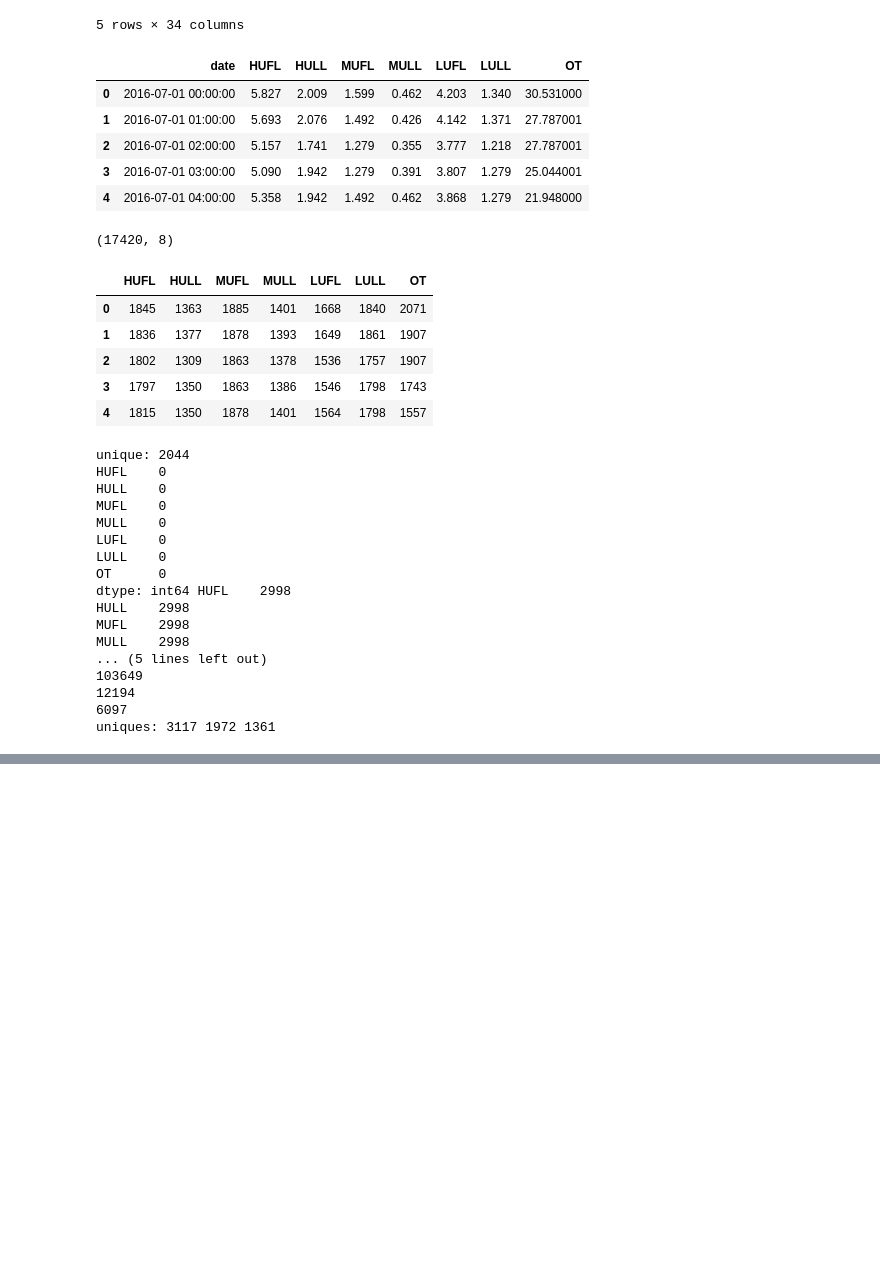
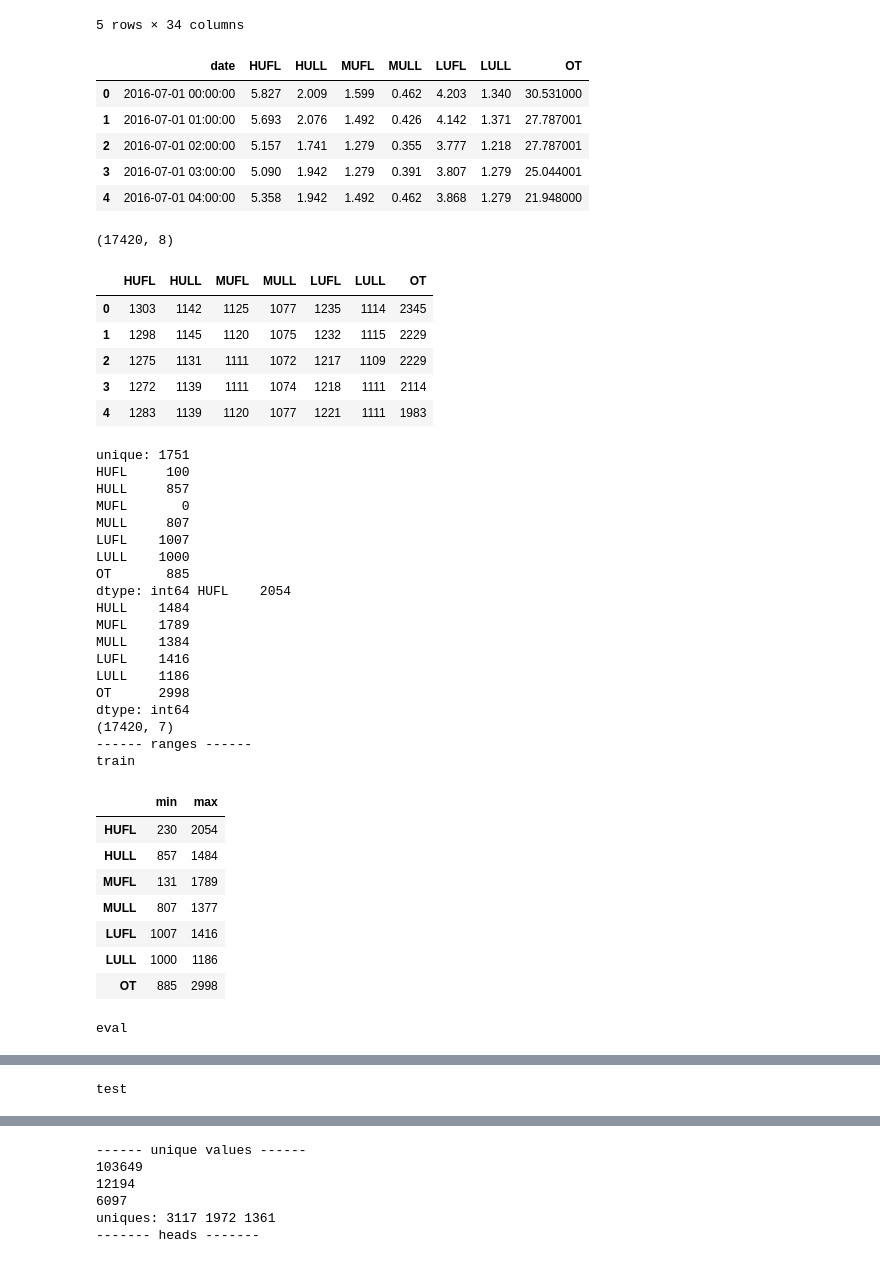
Before and after one commit to JoeyShapiro/GPT-Scratch-TimeSeries, a Jupyter notebook: data.ipynb, the cells around one changed output, grey strips where cells are left out. Drawn from its saved outputs; the diff is of its cells as text; code cells hidden in the pictures; blank space fills up the shorter version.

```diff
--- a/data.ipynb
+++ b/data.ipynb
@@ -492,7 +492,7 @@ df = df.drop(df.select_dtypes(['object']), axis=1)
 # df = df.loc[:, (df != df.iloc[0]).any()] # does this remove the first row?
 df = df.loc[:, (df.min() != df.max())]
 
-df = (df - df.min()) * (vocab_size-2) / ( df.max() - df.min() )
+df = (df - df.min().min()) * (vocab_size-2) / ( df.max().max() - df.min().min() )
 df = df.astype(int)
 
 display(df.head())
@@ -503,52 +503,76 @@ unique = set(values)
 print('unique:', len(unique))
 
 print(df.min(), df.max())
 print(df.shape)
 
 # split some of the end for testing
 df_train = df.iloc[:int(df.shape[0] * 0.85)]
 df_eval = df.iloc[int(df.shape[0] * 0.85):int(df.shape[0] * 0.95)]
 df_test = df.iloc[int(df.shape[0] * 0.95):]
 
+print('------ ranges ------')
+for split, name in [(df_train, 'train'), (df_eval, 'eval'), (df_test, 'test')]:
+    print(name)
+    # combine min and max for each column into dataframe
+    ranges = pd.DataFrame({'min': split.min(), 'max': split.max()})
+    display(ranges)
+
+print('------ unique values ------')
 # get number of values in each df
 print(len(df_train.values.flatten()))
 print(len(df_eval.values.flatten()))
 print(len(df_test.values.flatten()))
 
 # maybe this is unique rows?
 print(f"uniques: {df_train.nunique().sum()} {df_eval.nunique().sum()} {df_test.nunique().sum()}")
 
+print('------- heads -------')
+display(df_train.head())
+display(df_eval.head())
+display(df_test.head())
+
 df_train.to_csv('etth1-clean-train.csv', index=False, header=False)
 df_eval.to_csv('etth1-clean-eval.csv', index=False, header=False)
 df_test.to_csv('etth1-clean-test.csv', index=False, header=False)
 # %% [output]
 |  | date | HUFL | HULL | MUFL | MULL | LUFL | LULL | OT |
 | 0 | 2016-07-01 00:00:00 | 5.827 | 2.009 | 1.599 | 0.462 | 4.203 | 1.340 | 30.531000 |
 | 1 | 2016-07-01 01:00:00 | 5.693 | 2.076 | 1.492 | 0.426 | 4.142 | 1.371 | 27.787001 |
 | 2 | 2016-07-01 02:00:00 | 5.157 | 1.741 | 1.279 | 0.355 | 3.777 | 1.218 | 27.787001 |
 | 3 | 2016-07-01 03:00:00 | 5.090 | 1.942 | 1.279 | 0.391 | 3.807 | 1.279 | 25.044001 |
 | 4 | 2016-07-01 04:00:00 | 5.358 | 1.942 | 1.492 | 0.462 | 3.868 | 1.279 | 21.948000 |
 (17420, 8)
 |  | HUFL | HULL | MUFL | MULL | LUFL | LULL | OT |
-| 0 | 1845 | 1363 | 1885 | 1401 | 1668 | 1840 | 2071 |
-| 1 | 1836 | 1377 | 1878 | 1393 | 1649 | 1861 | 1907 |
-| 2 | 1802 | 1309 | 1863 | 1378 | 1536 | 1757 | 1907 |
-| 3 | 1797 | 1350 | 1863 | 1386 | 1546 | 1798 | 1743 |
-| 4 | 1815 | 1350 | 1878 | 1401 | 1564 | 1798 | 1557 |
+| 0 | 1303 | 1142 | 1125 | 1077 | 1235 | 1114 | 2345 |
+| 1 | 1298 | 1145 | 1120 | 1075 | 1232 | 1115 | 2229 |
+| 2 | 1275 | 1131 | 1111 | 1072 | 1217 | 1109 | 2229 |
+| 3 | 1272 | 1139 | 1111 | 1074 | 1218 | 1111 | 2114 |
+| 4 | 1283 | 1139 | 1120 | 1077 | 1221 | 1111 | 1983 |
-unique: 2044
-HUFL    0
-HULL    0
-MUFL    0
-MULL    0
-LUFL    0
-LULL    0
-OT      0
-dtype: int64 HUFL    2998
-HULL    2998
-MUFL    2998
-MULL    2998
-... (5 lines left out)
-103649
-12194
-6097
-uniques: 3117 1972 1361
+unique: 1751
+HUFL     100
+HULL     857
+MUFL       0
+MULL     807
+LUFL    1007
+LULL    1000
+OT       885
+dtype: int64 HUFL    2054
+HULL    1484
+MUFL    1789
+MULL    1384
+LUFL    1416
+LULL    1186
+OT      2998
+dtype: int64
+(17420, 7)
+------ ranges ------
+train
+|  | min | max |
+| HUFL | 230 | 2054 |
+| HULL | 857 | 1484 |
+| MUFL | 131 | 1789 |
+| MULL | 807 | 1377 |
+| LUFL | 1007 | 1416 |
+| LULL | 1000 | 1186 |
+| OT | 885 | 2998 |
+eval
@@ -554,0 +587 @@ uniques: 3117 1972 1361
+test
@@ -554,0 +596,6 @@ uniques: 3117 1972 1361
+------ unique values ------
+103649
+12194
+6097
+uniques: 3117 1972 1361
+------- heads -------
```
Also changed, not shown: parts of 2 cells of this notebook.
